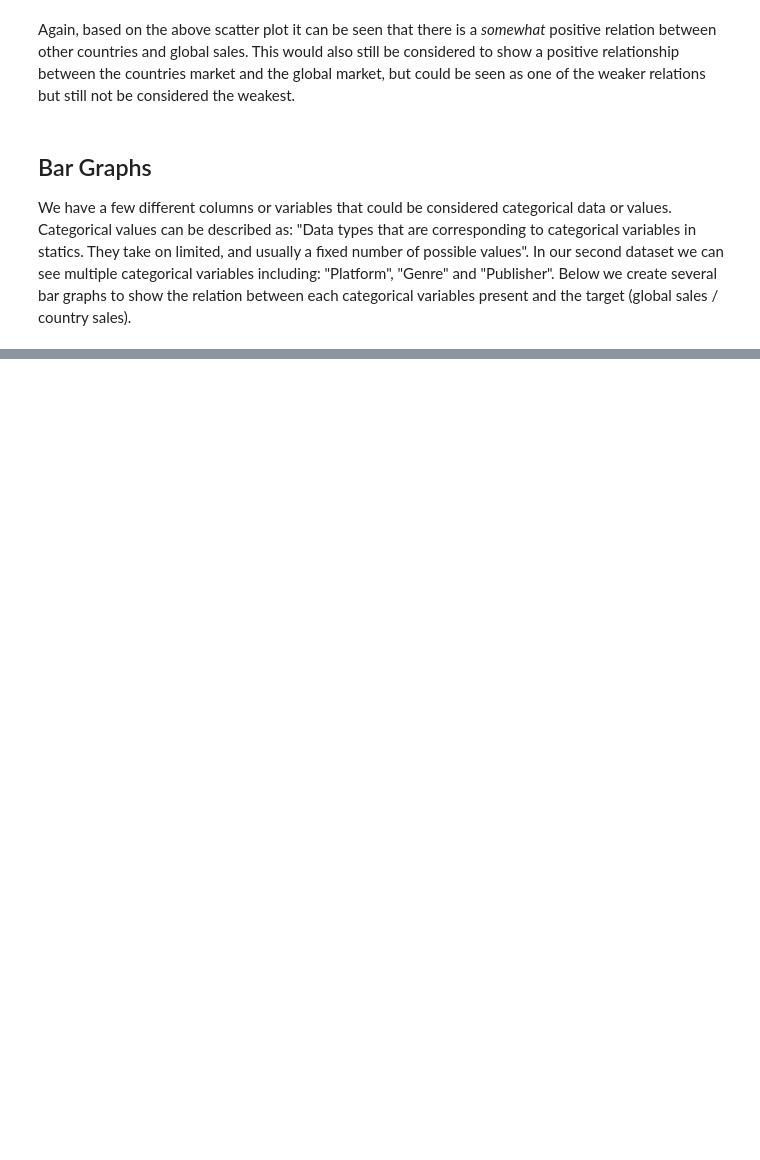
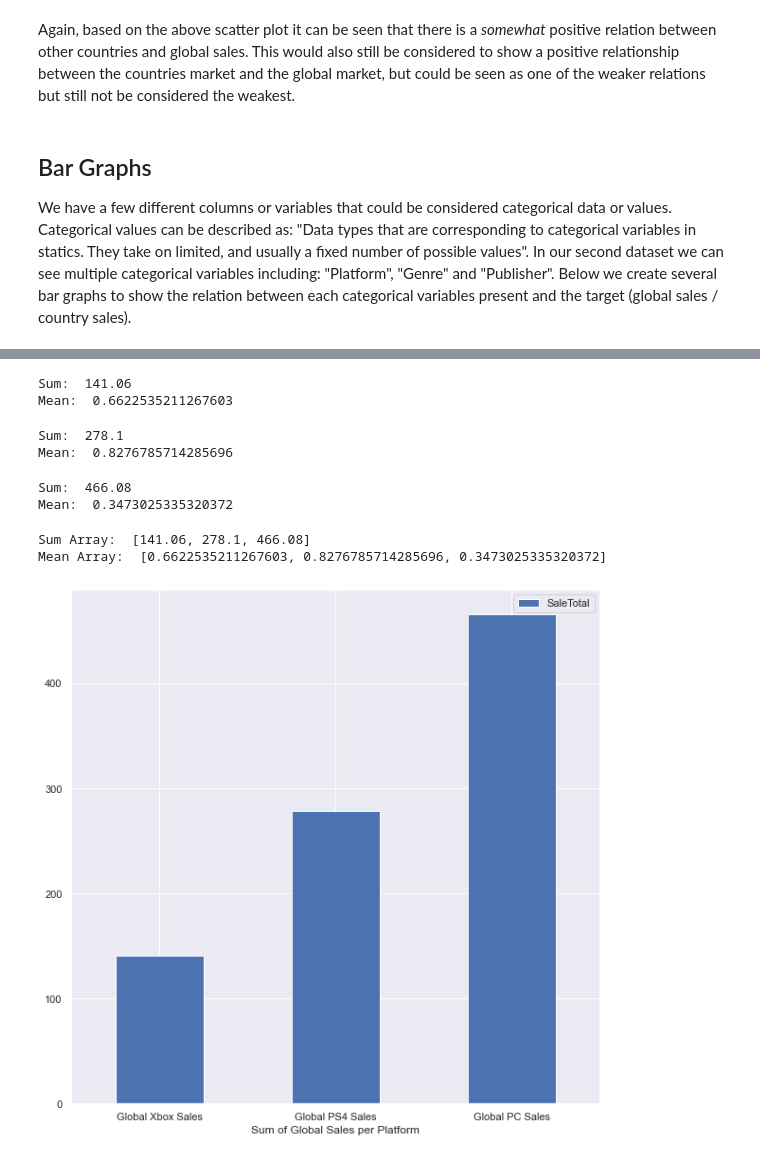
Before and after one commit to angelcamach0/CS488Project, a Jupyter notebook: dataMiningProject/projectStage5.ipynb, the cells around one changed output, grey strips where cells are left out. Drawn from its saved outputs; the diff is of its cells as text; code cells hidden in the pictures; blank space fills up the shorter version.

```diff
--- a/dataMiningProject/projectStage5.ipynb
+++ b/dataMiningProject/projectStage5.ipynb
@@ -316,0 +402,6 @@ df2.plot(x="Platform", y="Global_Sales", kind="bar")
+# %%
+# for Platform we want to only look at the video game platforms released within the last 10 years
+# we do this by filtering out the data
+substring = 'PC'
+PC = dataCopy[df2.apply(lambda row: row.astype(str).str.contains(substring, case=False).any(), axis=1)]
+PC
@@ -316,0 +427,43 @@ df2.plot(x="Platform", y="Global_Sales", kind="bar")
+# %%
+# find sum and mean global sales for XboxOne grouped information
+globalXboxSalesSum = xboxOne['Global_Sales'].sum() # calculate sum
+globalXboxSalesMean = xboxOne['Global_Sales'].mean() # calculate mean
+print("Sum: ", globalXboxSalesSum) # print sum
+print("Mean: ", globalXboxSalesMean) # print mean
+# %% [output]
+Sum:  141.06
+Mean:  0.6622535211267603
+# %%
+# find sum and mean global sales for PS4 grouped information
+globalPS4SalesSum = PS4['Global_Sales'].sum() # calculate sum
+globalPS4SalesMean = PS4['Global_Sales'].mean() # calculate mean
+print("Sum: ", globalPS4SalesSum) # print sum
+print("Mean: ", globalPS4SalesMean) # print mean
+# %% [output]
+Sum:  278.1
+Mean:  0.8276785714285696
+# %%
+# find sum and mean global sales for PS4 grouped information
+globalPCSalesSum = PC['Global_Sales'].sum() # calculate sum
+globalPCSalesMean = PC['Global_Sales'].mean() # calculate mean
+print("Sum: ", globalPCSalesSum) # print sum
+print("Mean: ", globalPCSalesMean) # print mean
+# %% [output]
+Sum:  466.08
+Mean:  0.3473025335320372
+# %%
+# put the generated sums and means for each global sales for the video game platforms released within the last 10 years into a single array and graph the information
+platformArraySum = [globalXboxSalesSum, globalPS4SalesSum, globalPCSalesSum]
+platformArrayMean = [globalXboxSalesMean, globalPS4SalesMean, globalPCSalesMean]
+print("Sum Array: ", platformArraySum) # print sum
+print("Mean Array: ", platformArrayMean) # print sum
+# %% [output]
+Sum Array:  [141.06, 278.1, 466.08]
+Mean Array:  [0.6622535211267603, 0.8276785714285696, 0.3473025335320372]
+# %%
+platformBarSum = pd.DataFrame({'Sum of Global Sales per Platform': ['Global Xbox Sales', 'Global PS4 Sales',
+                                                                    'Global PC Sales',],
+                               'SaleTotal': [globalXboxSalesSum, globalPS4SalesSum, globalPCSalesSum]})
+ax = platformBarSum.plot.bar(x='Sum of Global Sales per Platform', y='SaleTotal', rot=0, figsize=(10, 10))
+# %% [output]
+[figure, added]
```
Also changed, not shown: parts of 53 cells of this notebook.
